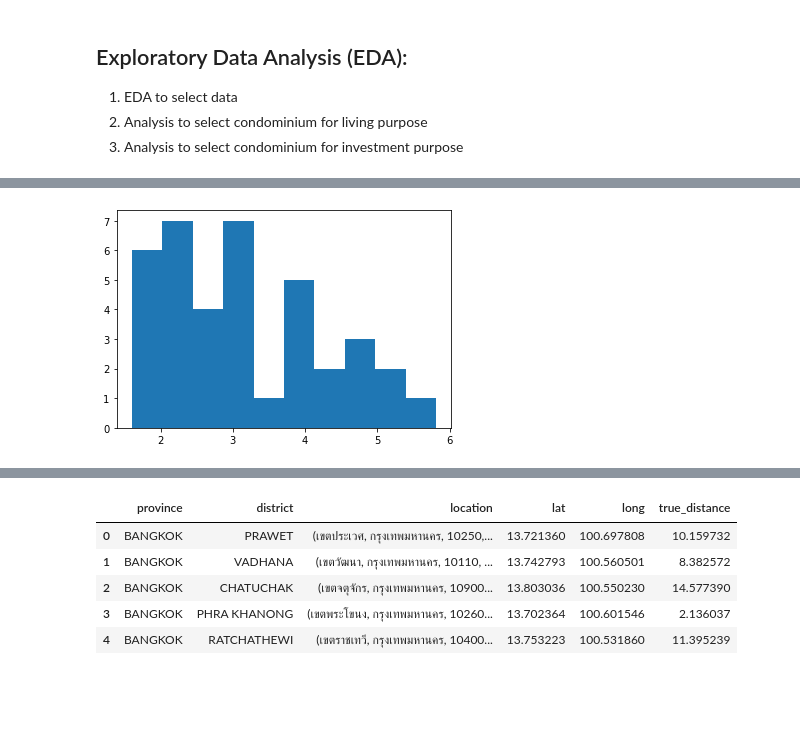
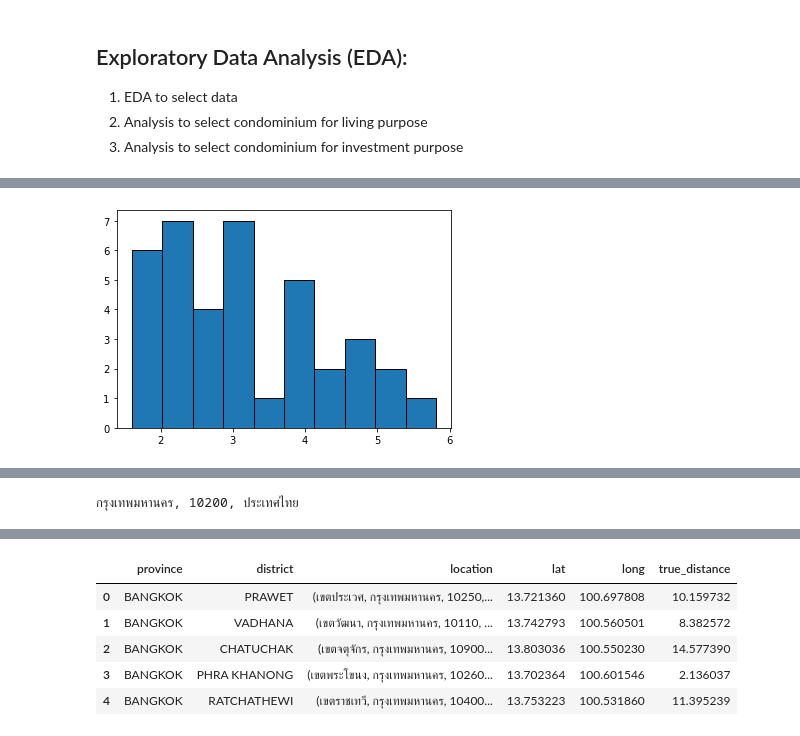
Before and after one commit to Chalermchon1993/dsi_project_python, a Jupyter notebook: Condo.ipynb, the cells around one changed output, grey strips where cells are left out. Cells and saved outputs as stored; diff of their text form; code cells hidden in the pictures; blank space fills up the shorter version.

```diff
--- a/Condo.ipynb
+++ b/Condo.ipynb
@@ -442,10 +455,10 @@ Price (30sqm):  1.6 MB.
 # %%
 # selling price distribution by districts
 
-plt.hist(df_sell_dist.sell_price_30sqm)
+plt.hist(df_sell_dist.sell_price_30sqm, edgecolor='black')
 plt.show()
 # %% [output]
-[figure, old version]
+[figure, new version]
 # %%
 # color data by range of selling price
 
@@ -471,6 +484,11 @@ df_sell_dist.head()
 | 2 | BANG KHAE | 81168.653061 | 49 | BANGKOK | (เขตบางแค, กรุงเทพมหานคร, 10160, ... | 13.710743 | 100.420823 | 2.435060 | ... |
 | 3 | BANG KHEN | 79196.206349 | 126 | BANGKOK | (บางเขน, ถนนกำแพงเพชร 6, แขวงลาดย... | 13.847000 | 100.560620 | 2.375886 | ... |
 | 4 | BANG KHO LAEM | 126766.478723 | 94 | BANGKOK | (2351 Soi Charoen Krung 91, Khwae... | 13.704162 | 100.505343 | 3.802994 | ... |
+# %%
+loc_bangkok = geocoder('Bangkok')
+print(loc_bangkok)
+# %% [output]
+กรุงเทพมหานคร, 10200, ประเทศไทย
 # %%
 # create bkk map
 bk_map = folium.Map(
```
Also changed, not shown: parts of 24 cells of this notebook.
